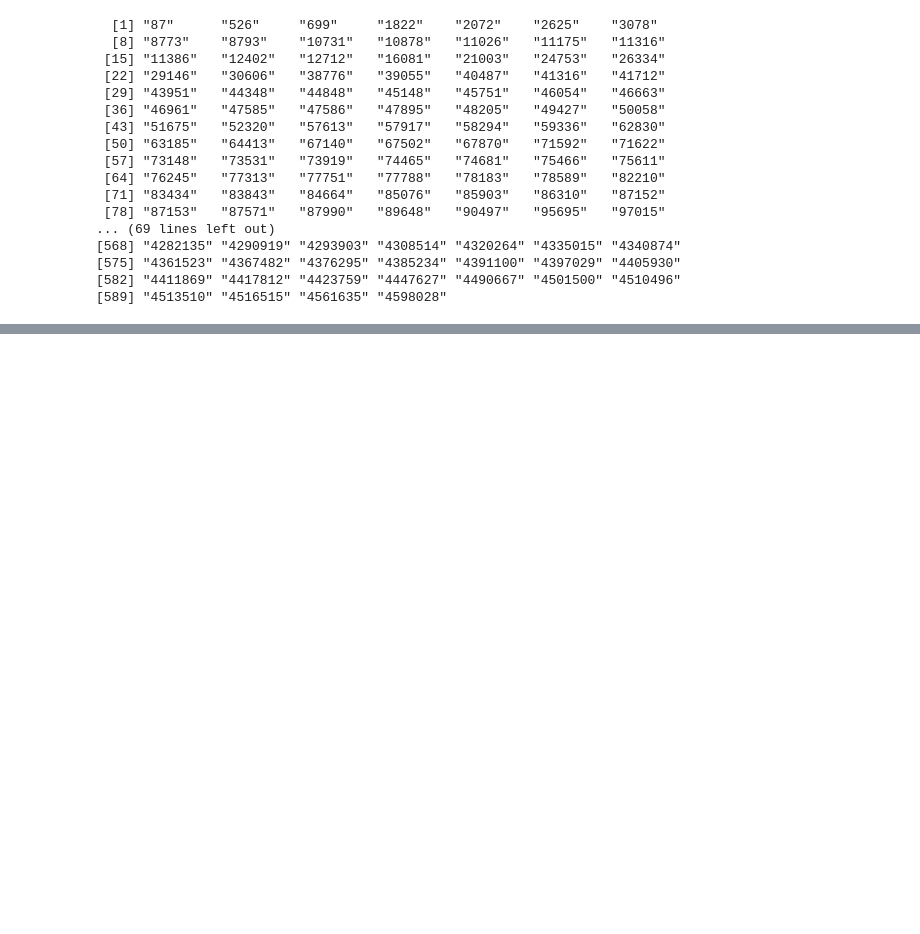
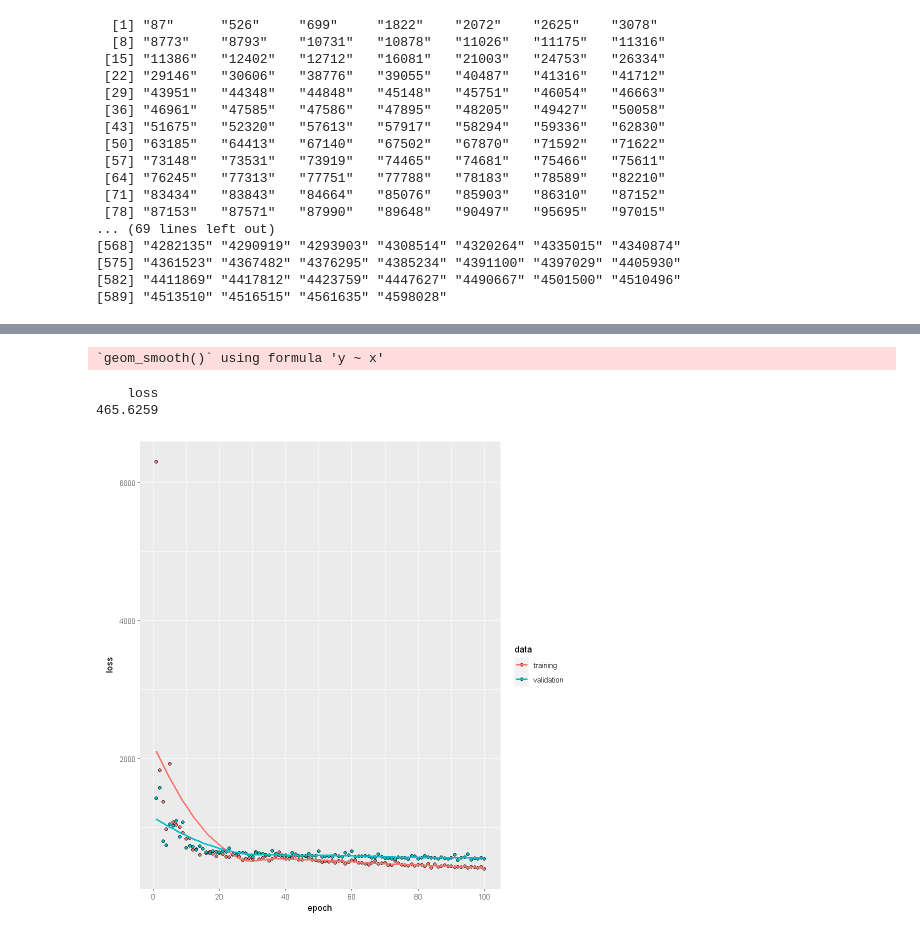
Before and after one commit to tomcastigl/BIO-322_mini_proj, a Jupyter notebook: src/bckp_cells.ipynb, the cells around one changed output, grey strips where cells are left out. Saved outputs shown, nothing was run; the diff lists cells and outputs as text; code cells hidden in the pictures; blank space fills up the shorter version.

```diff
--- a/src/bckp_cells.ipynb
+++ b/src/bckp_cells.ipynb
@@ -157,0 +387,12 @@ pred.to.rm
+# %%
+tensorflow::tf$random$set_seed(1)
+history.stop<-compile_and_fit(nn,valid.split=0.1,
+                               callbacks=callback_early_stopping(monitor='val_loss',patience = 20))
+history.stop$params$epochs<-length(history2.stop$metrics$loss)
+plot(history.stop)
+evaluate(nn,as.matrix(data.test.x),data.test.y)
+# %% [output]
+`geom_smooth()` using formula 'y ~ x'
+    loss
+465.6259
+[figure, added]
```
Also changed, not shown: parts of 22 cells of this notebook, 5 other files.
